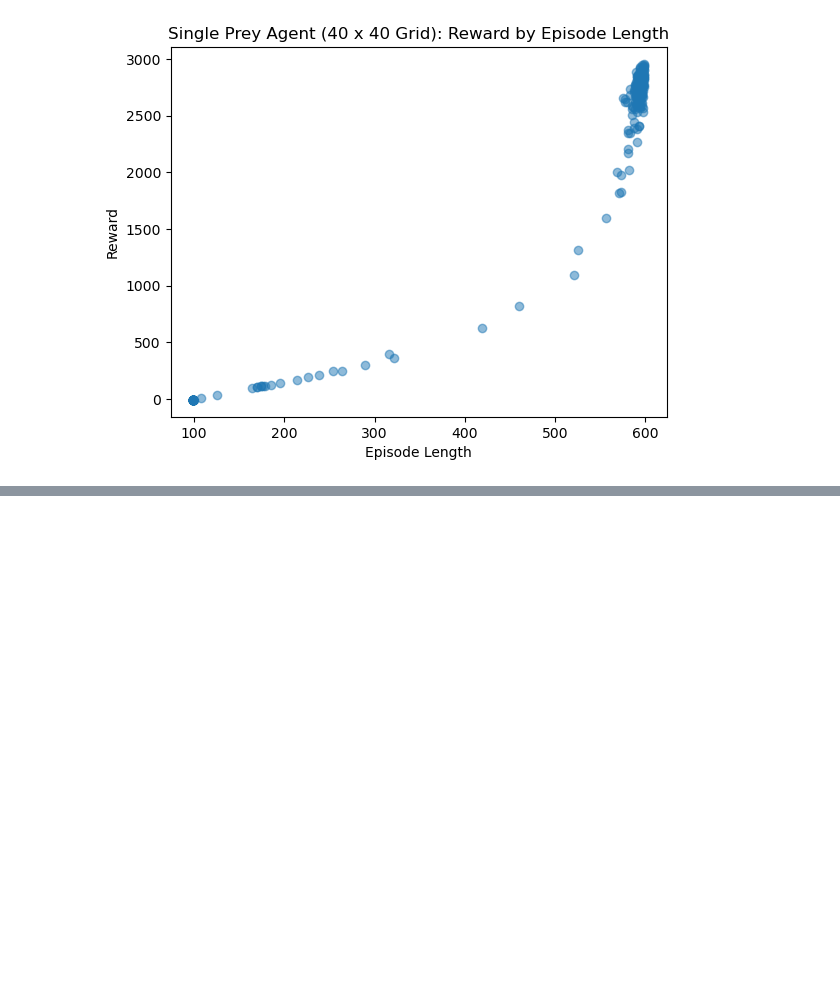
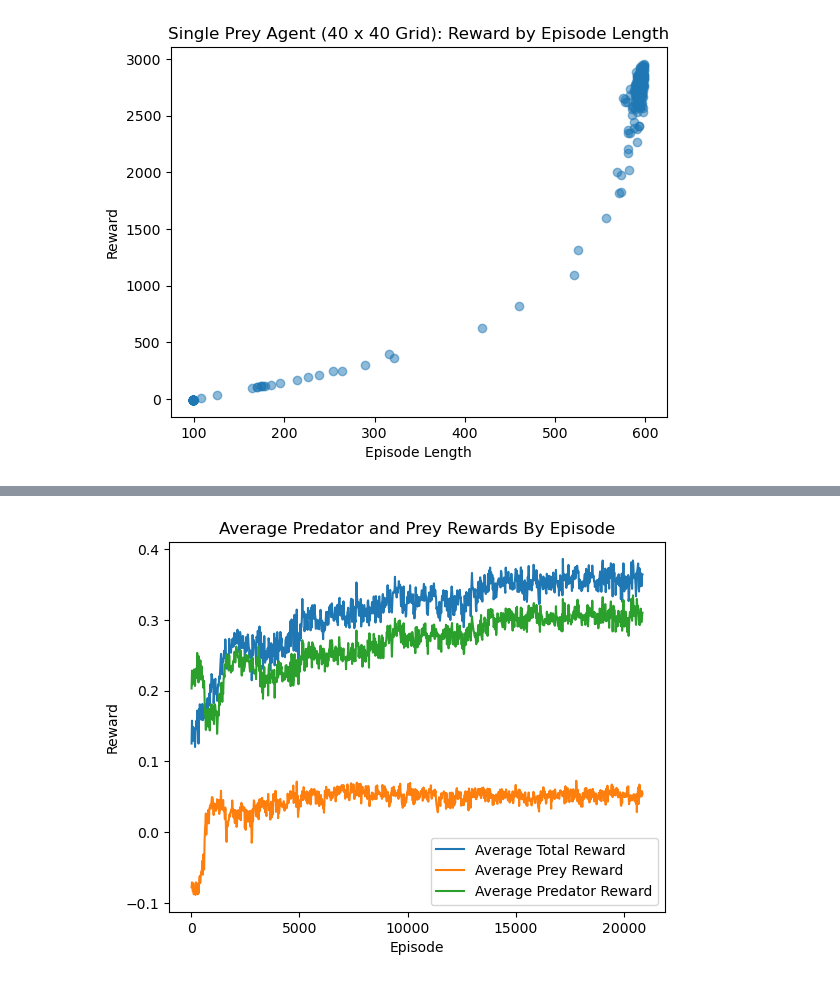
Before and after one commit to GauravB159/PreyPredatorReinforcement, a Jupyter notebook: plots/plots.ipynb, the cells around one changed output, grey strips where cells are left out. Drawn from its saved outputs; the diff is of its cells as text; code cells hidden in the pictures; blank space fills up the shorter version.

Commit message:
plots updated

```diff
--- a/plots/plots.ipynb
+++ b/plots/plots.ipynb
@@ -8,6 +8,17 @@ def line_plot(x, y, title, xlabel, ylabel):
     plt.xlabel(xlabel)
     plt.ylabel(ylabel)
     plt.show()
+
+
+def line_plot_multiple(x, y1, y2, y3, title, xlabel, ylabel):
+    plt.plot(x, y1)
+    plt.plot(x, y2)
+    plt.plot(x, y3)
+    plt.legend([y1.name, y2.name, y3.name])
+    plt.title(title)
+    plt.xlabel(xlabel)
+    plt.ylabel(ylabel)
+    plt.show()
 # %%
 def scatter_plot(x, y, title, xlabel, ylabel):
     plt.scatter(x, y, alpha=0.5)
@@ -28,0 +52,4 @@ scatter_plot(one_prey['Avg length'], one_prey['Avg reward'], 'Single Prey Agent
+# %%
+pp = pandas.read_csv('ppo_log_ma.csv')
+pp['Avg total reward'] = pp['Avg prey reward'] + pp['Avg predator reward']
+pp.head()
@@ -28,0 +63,6 @@ scatter_plot(one_prey['Avg length'], one_prey['Avg reward'], 'Single Prey Agent
+# %%
+pp.columns = ['Episode', 'Average Length', 'Average Prey Reward', 'Average Predator Reward', 'Average Total Reward']
+# %%
+line_plot_multiple(pp['Episode'], pp['Average Total Reward'], pp['Average Prey Reward'], pp['Average Predator Reward'], 'Average Predator and Prey Rewards By Episode', 'Episode', 'Reward')
+# %% [output]
+[figure, added]
```
Also changed, not shown: parts of 4 cells of this notebook, 1 other file.
